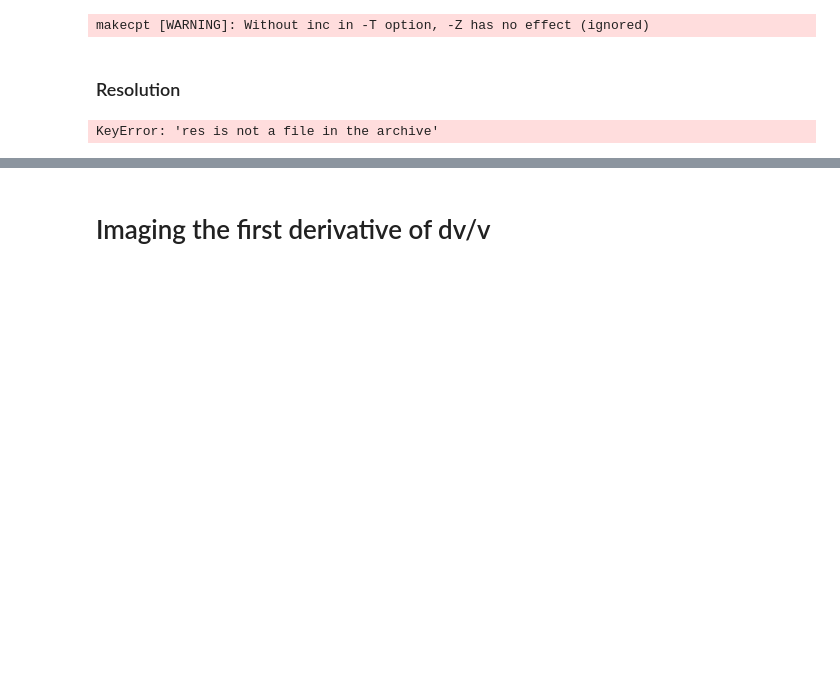
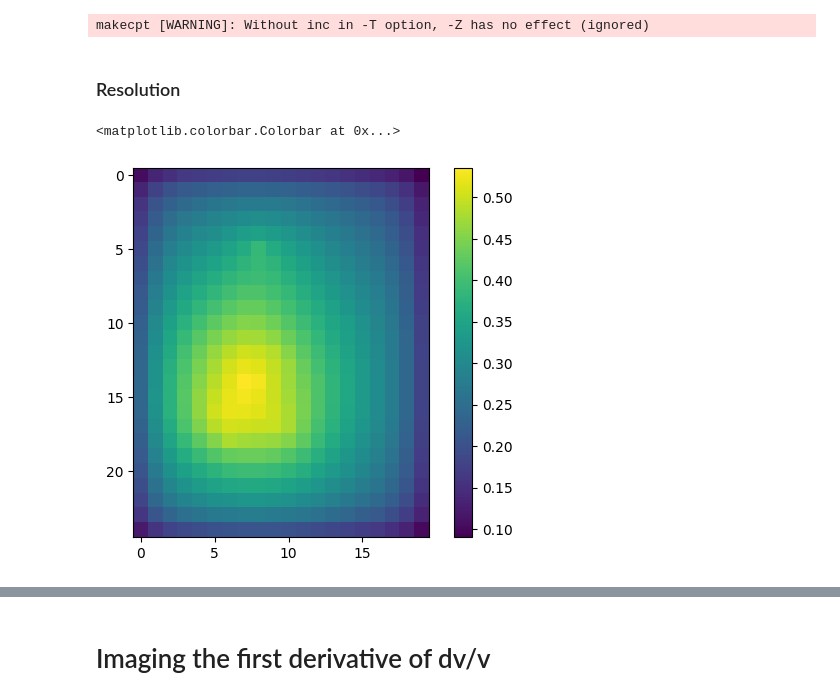
Before and after one commit to Denolle-Lab/Mt-St-Helens, a Jupyter notebook: spatial_dv.ipynb, the cells around one changed output, grey strips where cells are left out. Cells and saved outputs as stored; diff of their text form; code cells hidden in the pictures; blank space fills up the shorter version.

```diff
--- a/spatial_dv.ipynb
+++ b/spatial_dv.ipynb
@@ -1834,35 +1851,35 @@ import glob
 import numpy as np
 from matplotlib import pyplot as plt
 from scipy.interpolate import interp1d
 from obspy import UTCDateTime
 
 
 freq0 = 0.25
 
-infile = glob.glob(f'/home/pm/Documents_sync/PhD/StHelens/spatial/ddt_final_cl1_std0.15/xstations_{freq0}-{freq0*2}_wl864000_*/dvdt_3D.npz')[0]
+infile = glob.glob(f'/home/pm/Documents_sync/PhD/StHelens/spatial/ddt_final_cl1_std0.15/xstations_{freq0}-{freq0*2}_wl864000_*/resolution_3D.npz')[0]
 
 loaded = np.load(infile)
 
 x = loaded['xaxis']
 y = loaded['yaxis']
 t = loaded['taxis']
-res = loaded['res']
+res = np.nan_to_num(loaded['dv'])
 statx = loaded['statx']
 staty = loaded['staty']
 # No data anymore from this date on
 start = 0  # 4 for february # Start here for February
 end = -1
-dvdt = dvdt[:,:,start:end]
 t = t[start:end]
 
 utcs = [UTCDateTime(tt) for tt in t]
 
 
 
 # Name suffix for output figure
 output_param = '2003-2008'
 
-plt.imshow(-100*dv_total)
+plt.imshow(res[:, :, 25])
 plt.colorbar()
 # %% [output]
-KeyError: 'res is not a file in the archive'
+<matplotlib.colorbar.Colorbar at 0x...>
+[figure, added]
```
Also changed, not shown: parts of 12 cells of this notebook, 1 other file.
